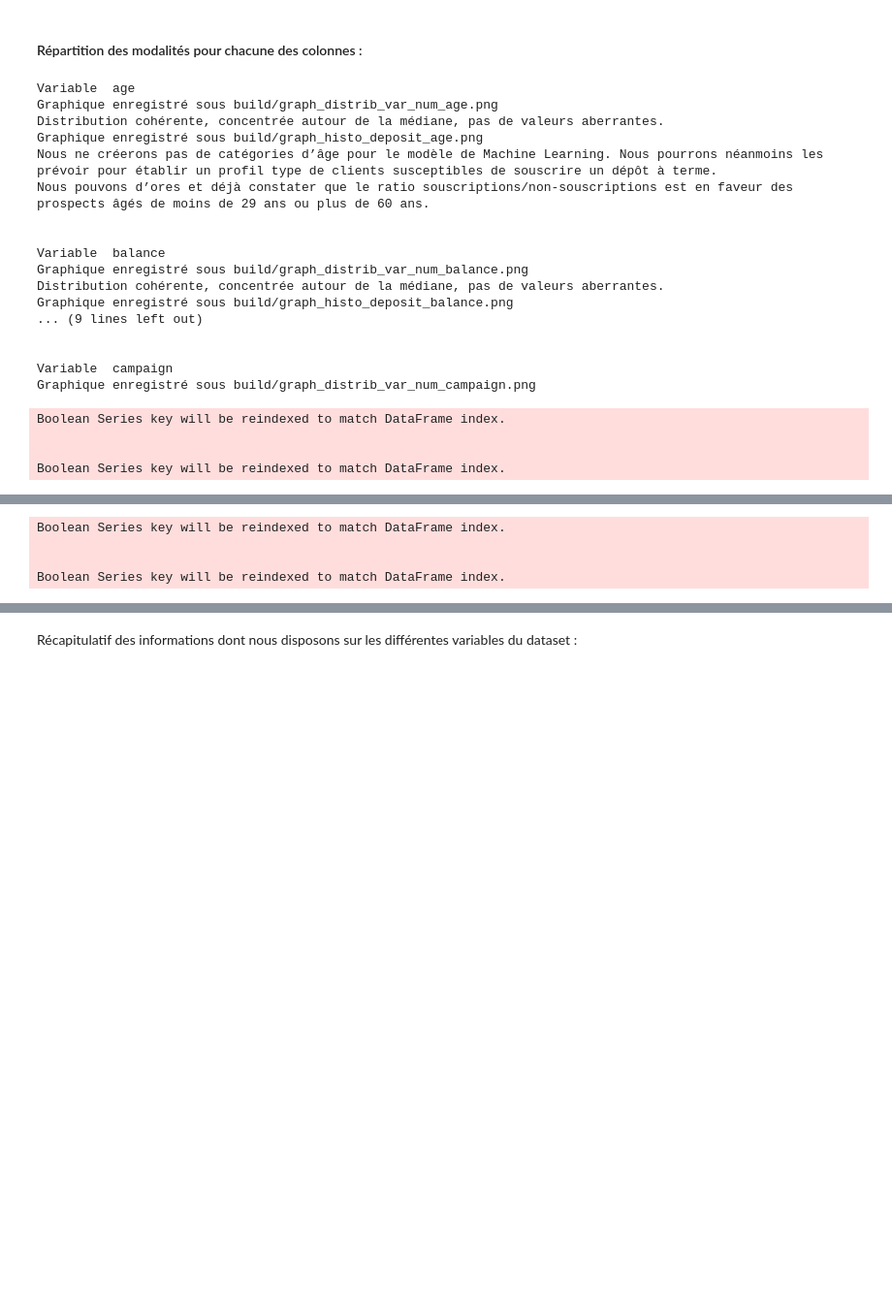
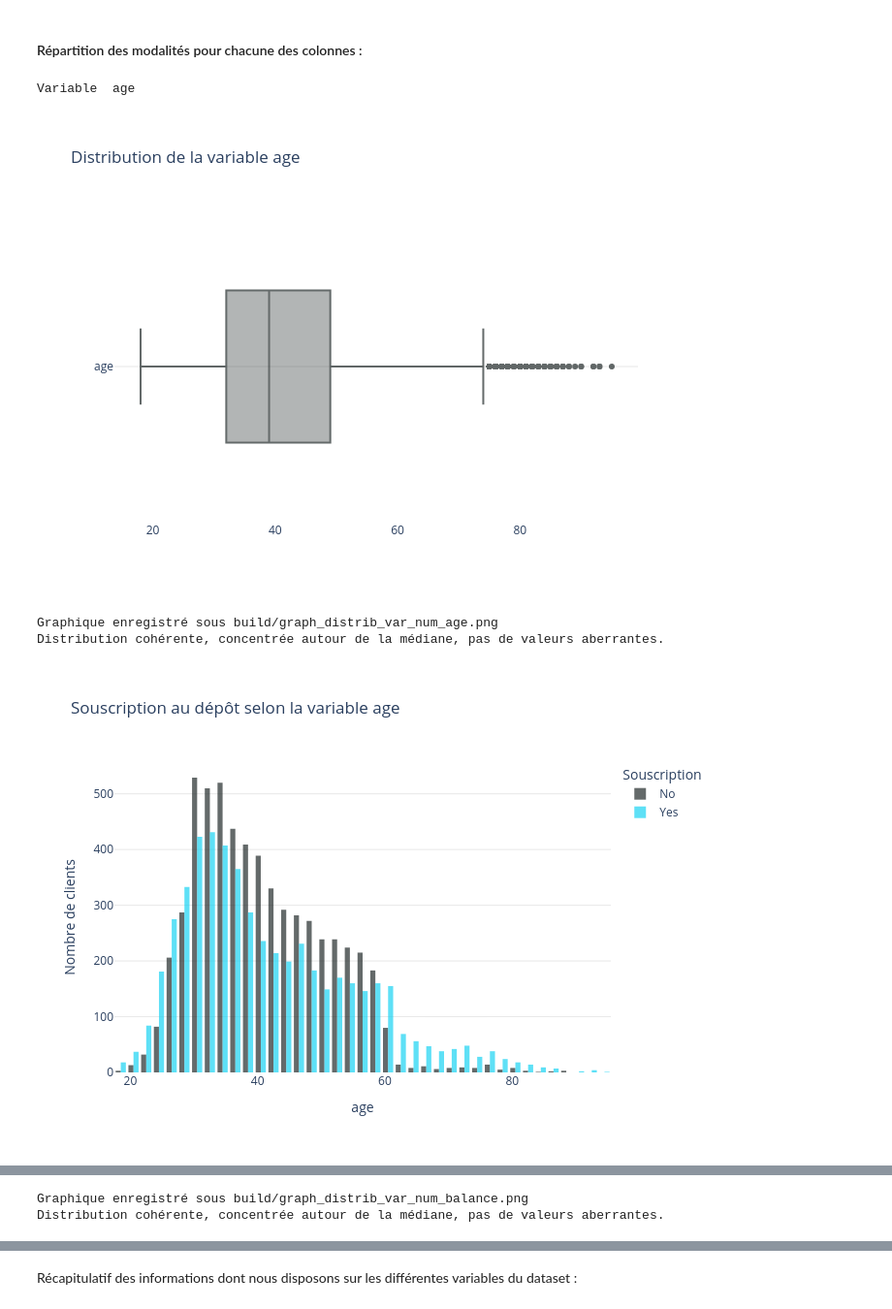
Before and after one commit to les4datafantastiques/bank_marketing, a Jupyter notebook: Les_4_data_fantastiques.ipynb, the cells around one changed output, grey strips where cells are left out. Shown at 97% size. Cells and saved outputs as stored; diff of their text form; code cells hidden in the pictures; blank space fills up the shorter version.

Commit message:
Ajout affichage des graphs en png

```diff
--- a/Les_4_data_fantastiques.ipynb
+++ b/Les_4_data_fantastiques.ipynb
@@ -262,6 +263,7 @@ var_cat = ["job","marital","education","default","housing","loan","contact","day
 def creation_png_deposit(var, histo_var_deposit):
     full_path = build_path / f"graph_histo_deposit_{var}.png"
     histo_var_deposit.write_image(full_path)
+    display(Image(filename=full_path))
     print("Graphique enregistré sous", full_path)
 
 # Boxplot de distribution des variables quantitatives
@@ -284,7 +286,9 @@ for var in var_num:
 #    fig_num.show("notebook")
     full_path = build_path / f"graph_distrib_var_num_{var}.png"
     fig_num.write_image(full_path)
+    display(Image(filename=full_path))
     print("Graphique enregistré sous", full_path)
+#    display(Markdown((full_path)))
     if var == "age":
         print("Distribution cohérente, concentrée autour de la médiane, pas de valeurs aberrantes.")
 #       Histogramme age / deposit
@@ -424,50 +428,34 @@ for var in var_num:
         fig_var_num_deposit = go.Figure()
         fig_var_num_deposit.add_trace(go.Histogram(
             x=df_bank[df_bank["deposit"] == "no"][df_bank["previous"]<10][var],
             name="No",
             marker_color="#222A2A",
             opacity=0.7,
             nbinsx=10
             ))
         fig_var_num_deposit.add_trace(go.Histogram(
             x=df_bank[df_bank["deposit"] == "yes"][df_bank["previous"]<10][var],
             name="Yes",
             marker_color="#19D3F3",
             opacity=0.7,
             nbinsx=10
             ))
         fig_var_num_deposit.update_layout(
             title="Souscription au dépôt selon le nombre de contacts pré-campagne",
             xaxis_title="Nombre de contacts pré-campagne",
             yaxis_title="Nombre de clients",
             barmode="group",
             legend_title="Souscription",
             plot_bgcolor="rgba(0,0,0,0)",
             xaxis=dict(showgrid=False),
             yaxis=dict(gridcolor="rgba(210,210,210,0.5)")
             )
 #        fig_var_num_deposit.show("notebook")
         creation_png_deposit(var, fig_var_num_deposit)
         print("Une grande partie des souscriptions lors de cette campagne ont été réalisées par des nouveaux prospects. Néanmoins, le ratio souscription/non-souscription est plus intéressant pour les clients ayant déjà été contactés lors de précédentes campagnes marketing.")
 # %% [output]
 Variable  age
-Graphique enregistré sous build/graph_distrib_var_num_age.png
-Distribution cohérente, concentrée autour de la médiane, pas de valeurs aberrantes.
-Graphique enregistré sous build/graph_histo_deposit_age.png
-Nous ne créerons pas de catégories d’âge pour le modèle de Machine Learning. Nous pourrons néanmoins les prévoir pour établir un profil type de clients susceptibles de souscrire un dépôt à terme.
-Nous pouvons d’ores et déjà constater que le ratio souscriptions/non-souscriptions est en faveur des prospects âgés de moins de 29 ans ou plus de 60 ans.
-
-
-Variable  balance
-Graphique enregistré sous build/graph_distrib_var_num_balance.png
-Distribution cohérente, concentrée autour de la médiane, pas de valeurs aberrantes.
-Graphique enregistré sous build/graph_histo_deposit_balance.png
-... (9 lines left out)
-
-
-Variable  campaign
-Graphique enregistré sous build/graph_distrib_var_num_campaign.png
+[figure, added]
-Boolean Series key will be reindexed to match DataFrame index.
-
-
-Boolean Series key will be reindexed to match DataFrame index.
+Graphique enregistré sous build/graph_distrib_var_num_age.png
+Distribution cohérente, concentrée autour de la médiane, pas de valeurs aberrantes.
+[figure, added]
@@ -491,4 +469,2 @@ Une grande partie des souscriptions lors de cette campagne ont été réalisées
-Boolean Series key will be reindexed to match DataFrame index.
-
-
-Boolean Series key will be reindexed to match DataFrame index.
+Graphique enregistré sous build/graph_distrib_var_num_balance.png
+Distribution cohérente, concentrée autour de la médiane, pas de valeurs aberrantes.
```
Also changed, not shown: parts of 3 cells of this notebook, 2 other files.
